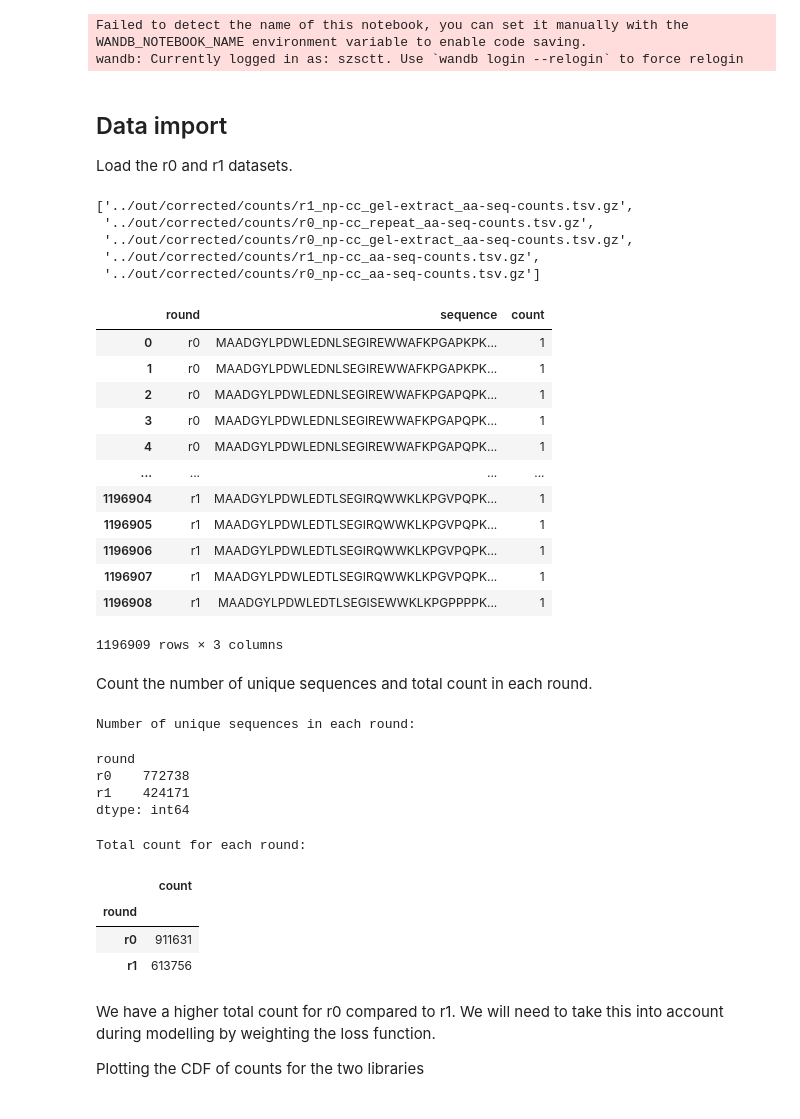
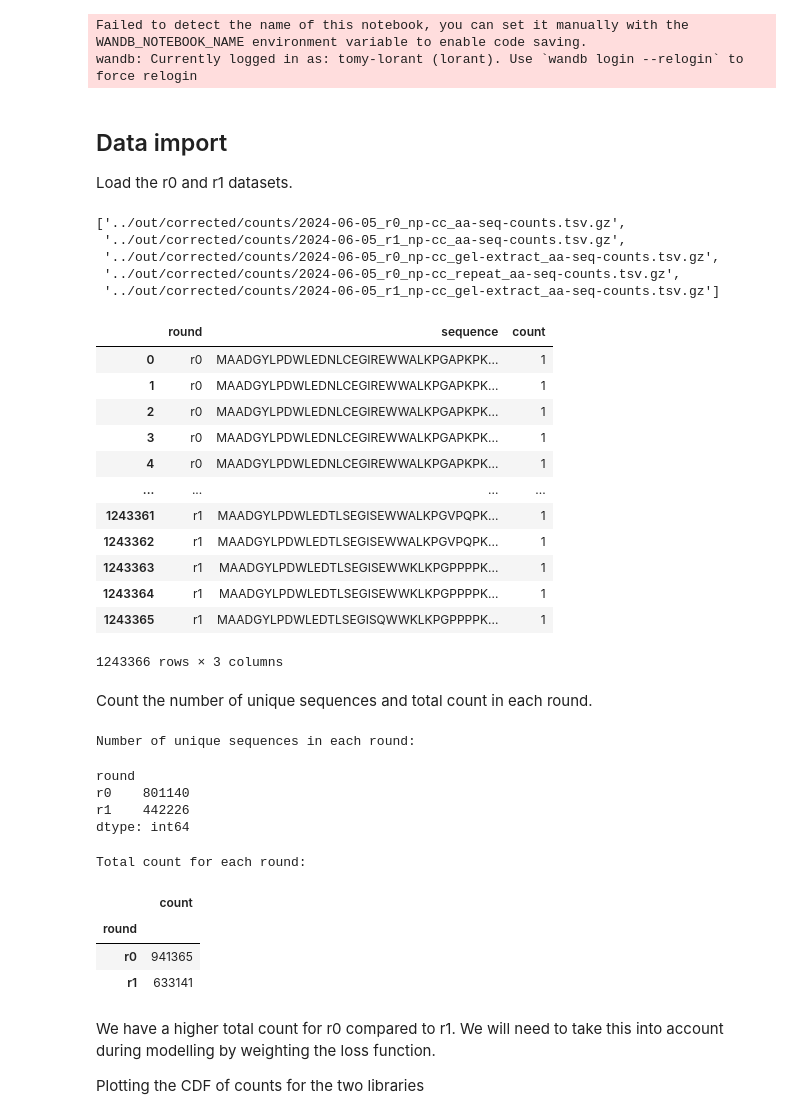
Before and after one commit to szsctt/aavolve_data, a Jupyter notebook: notebooks/2024-06-13_mbe-linear.ipynb, the cells around one changed output. Saved outputs shown, nothing was run; the diff lists cells and outputs as text; code cells hidden in the pictures.

```diff
--- a/notebooks/2024-06-13_mbe-linear.ipynb
+++ b/notebooks/2024-06-13_mbe-linear.ipynb
@@ -15,6 +15,11 @@ from scipy import stats
 
 # log into to wandb to log results
 import wandb
+
+# This is secret and shouldn't be checked into version control
+# WANDB_API_KEY='12755628f80523880a2ca3cfb64a9fdc37aa5040'
+WANDB_NOTEBOOK_NAME = '2024-06-13_mbe-linear.ipynb'
+
 wandb.login()
 
 datadir = '../out/corrected/counts'
@@ -26,42 +31,42 @@ np.random.seed(12345)
 rerun_encoding = False
 # %% [output]
 Failed to detect the name of this notebook, you can set it manually with the WANDB_NOTEBOOK_NAME environment variable to enable code saving.
-wandb: Currently logged in as: szsctt. Use `wandb login --relogin` to force relogin
+wandb: Currently logged in as: tomy-lorant (lorant). Use `wandb login --relogin` to force relogin
 # %% [markdown]
 ## Data import
 Load the r0 and r1 datasets.
 # %%
 # get files to be imported
-files = glob.glob(os.path.join(datadir, 'r[0-1]_np-cc*aa-seq-counts.tsv.gz'))
+files = glob.glob(os.path.join(datadir, '2024-06-05_r[0-1]_np-cc*aa-seq-counts.tsv.gz'))
 files
 # %% [output]
-['../out/corrected/counts/r1_np-cc_gel-extract_aa-seq-counts.tsv.gz',
- '../out/corrected/counts/r0_np-cc_repeat_aa-seq-counts.tsv.gz',
- '../out/corrected/counts/r0_np-cc_gel-extract_aa-seq-counts.tsv.gz',
- '../out/corrected/counts/r1_np-cc_aa-seq-counts.tsv.gz',
- '../out/corrected/counts/r0_np-cc_aa-seq-counts.tsv.gz']
+['../out/corrected/counts/2024-06-05_r0_np-cc_aa-seq-counts.tsv.gz',
+ '../out/corrected/counts/2024-06-05_r1_np-cc_aa-seq-counts.tsv.gz',
+ '../out/corrected/counts/2024-06-05_r0_np-cc_gel-extract_aa-seq-counts.tsv.gz',
+ '../out/corrected/counts/2024-06-05_r0_np-cc_repeat_aa-seq-counts.tsv.gz',
+ '../out/corrected/counts/2024-06-05_r1_np-cc_gel-extract_aa-seq-counts.tsv.gz']
 # %%
 # read tsv files
-df = pd.concat([pd.read_csv(f, sep='\t').assign(round = os.path.basename(f)[:2]) for f in files], axis=0)
+df = pd.concat([pd.read_csv(f, sep='\t').assign(round = os.path.basename(f)[11:13]) for f in files], axis=0)
 
 # sum counts within each round
 df = df.groupby(['round', 'sequence']).sum().reset_index()
 
 df
 # %% [output]
 |  | round | sequence | count |
-| 0 | r0 | MAADGYLPDWLEDNLSEGIREWWAFKPGAPKPK... | 1 |
-| 1 | r0 | MAADGYLPDWLEDNLSEGIREWWAFKPGAPKPK... | 1 |
-| 2 | r0 | MAADGYLPDWLEDNLSEGIREWWAFKPGAPQPK... | 1 |
-| 3 | r0 | MAADGYLPDWLEDNLSEGIREWWAFKPGAPQPK... | 1 |
-| 4 | r0 | MAADGYLPDWLEDNLSEGIREWWAFKPGAPQPK... | 1 |
+| 0 | r0 | MAADGYLPDWLEDNLCEGIREWWALKPGAPKPK... | 1 |
+| 1 | r0 | MAADGYLPDWLEDNLCEGIREWWALKPGAPKPK... | 1 |
+| 2 | r0 | MAADGYLPDWLEDNLCEGIREWWALKPGAPKPK... | 1 |
+| 3 | r0 | MAADGYLPDWLEDNLCEGIREWWALKPGAPKPK... | 1 |
+| 4 | r0 | MAADGYLPDWLEDNLCEGIREWWALKPGAPKPK... | 1 |
 | ... | ... | ... | ... |
-| 1196904 | r1 | MAADGYLPDWLEDTLSEGIRQWWKLKPGVPQPK... | 1 |
-| 1196905 | r1 | MAADGYLPDWLEDTLSEGIRQWWKLKPGVPQPK... | 1 |
-| 1196906 | r1 | MAADGYLPDWLEDTLSEGIRQWWKLKPGVPQPK... | 1 |
-| 1196907 | r1 | MAADGYLPDWLEDTLSEGIRQWWKLKPGVPQPK... | 1 |
-| 1196908 | r1 | MAADGYLPDWLEDTLSEGISEWWKLKPGPPPPK... | 1 |
+| 1243361 | r1 | MAADGYLPDWLEDTLSEGISEWWALKPGVPQPK... | 1 |
+| 1243362 | r1 | MAADGYLPDWLEDTLSEGISEWWALKPGVPQPK... | 1 |
+| 1243363 | r1 | MAADGYLPDWLEDTLSEGISEWWKLKPGPPPPK... | 1 |
+| 1243364 | r1 | MAADGYLPDWLEDTLSEGISEWWKLKPGPPPPK... | 1 |
+| 1243365 | r1 | MAADGYLPDWLEDTLSEGISQWWKLKPGPPPPK... | 1 |
-1196909 rows × 3 columns
+1243366 rows × 3 columns
 # %% [markdown]
 Count the number of unique sequences and total count in each round.
 # %%
@@ -70,8 +75,8 @@ df.groupby('round').size()
 # %% [output]
 Number of unique sequences in each round:
 round
-r0    772738
-r1    424171
+r0    801140
+r1    442226
 dtype: int64
 # %%
 print("Total count for each round:")
@@ -85,8 +90,8 @@ total
 Total count for each round:
 |  | count |
 | round |  |
-| r0 | 911631 |
-| r1 | 613756 |
+| r0 | 941365 |
+| r1 | 633141 |
 # %% [markdown]
 We have a higher total count for r0 compared to r1.  We will need to take this into account during modelling by weighting the loss function.
 
```
Also changed, not shown: parts of 16 cells of this notebook.
